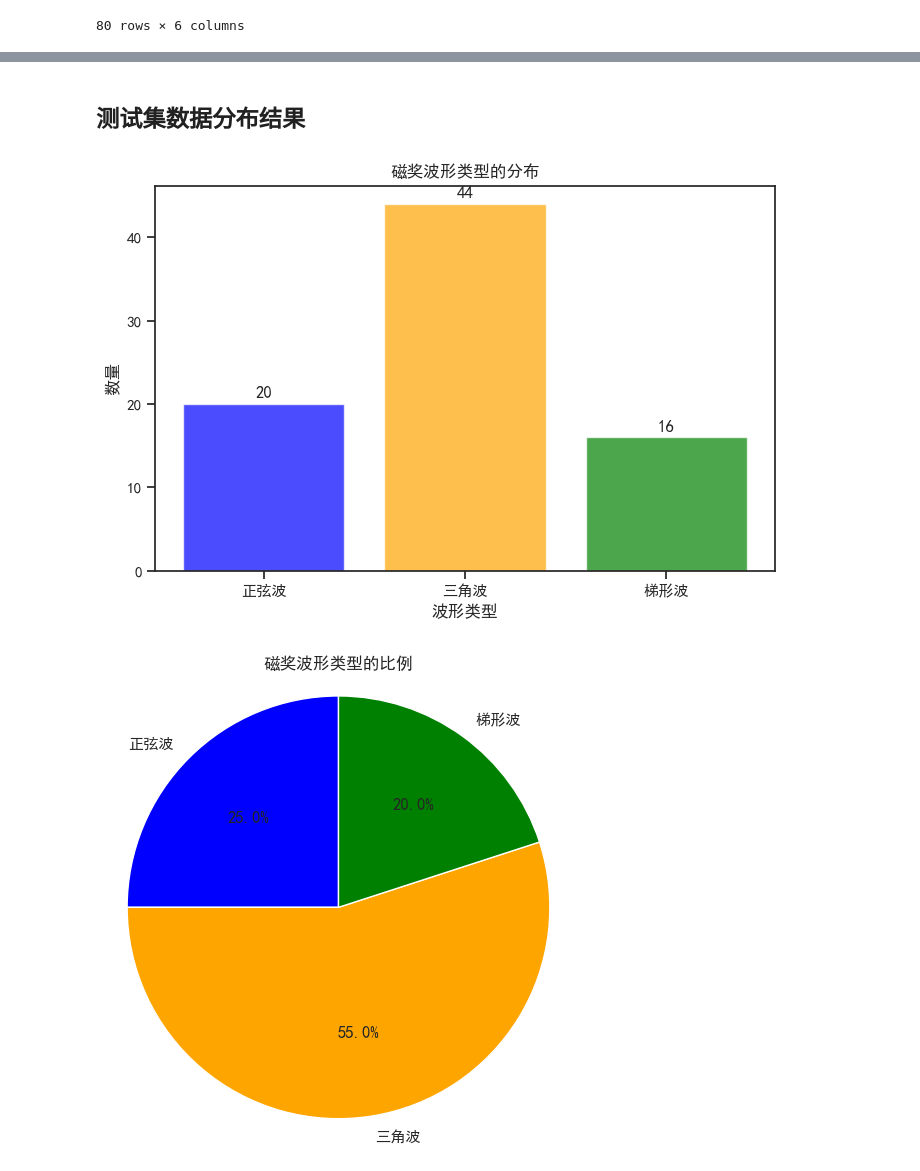
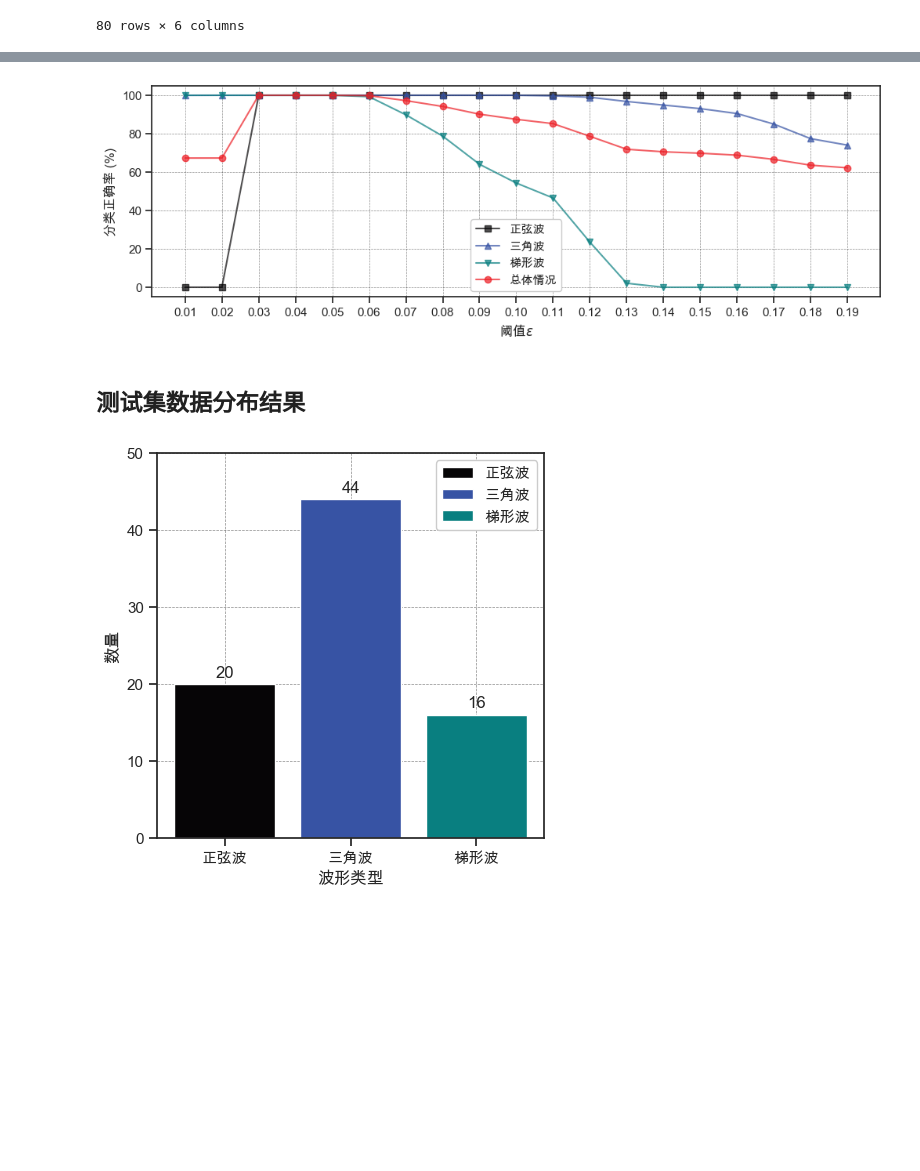
Before and after one commit to DURUII/Contest-CPMCM2024-C, a Jupyter notebook: Prob1.ipynb, the cells around one changed output, grey strips where cells are left out. Drawn from its saved outputs; the diff is of its cells as text; code cells hidden in the pictures; blank space fills up the shorter version.

```diff
--- a/Prob1.ipynb
+++ b/Prob1.ipynb
@@ -124,0 +117,3 @@ Name: 8603, dtype: object
+# %%
+df['break_count'] = df['flux_density'].apply(lambda x: break_counter(x))
+df[(df['type_waveform'] == '三角波') & (df['break_count'] == 2)].head(1)
@@ -320,34 +254,37 @@ plt.show()
+# %%
+fig, ax = plt.subplots(1, 1, figsize=(12, 3.5))
+markers = ['s', '^', 'v', 'o']
+colors = ['#060506', '#3753a4', '#097f80', '#ed1e25']
+for i, type_waveform in enumerate(['正弦波', '三角波', '梯形波', '总体情况']):
+    ax.plot(df_val[df_val['type_waveform'] == type_waveform]['eps'],
+            df_val[df_val['type_waveform'] == type_waveform]['accuracy'] * 100,  # convert accuracy to percentage
+            label=type_waveform, marker=markers[i], alpha=0.7, color=colors[i])
+ax.set_xlabel('阈值$\epsilon$')
+ax.set_ylabel('分类正确率 (%)')  # change y-axis label to percentage
+plt.legend()
+plt.xticks(thresholds)
+plt.savefig('figures/p1-acc.pdf', bbox_inches='tight')
+# %% [output]
+[figure, added]
 # %% [markdown]
 ## 测试集数据分布结果
 # %%
-
-# 其中 1 表示正弦波，2 表示三角波，3 表示梯形波
-
-# 统计各个波形类型的数量
 waveform_counts = test_df['励磁波形'].value_counts().sort_index()
 
-# 直方图
-plt.figure(figsize=(8, 5))
-bars = plt.bar(waveform_counts.index, waveform_counts.values, color=['blue', 'orange', 'green'], alpha=0.7)
+hatches = ['', '', '']
 
-# 在每个柱子上标注对应的数量
+plt.figure(figsize=(5, 5))
+bars = plt.bar(waveform_counts.index, waveform_counts.values, color=colors[:3], hatch=hatches, label=['正弦波', '三角波', '梯形波'])
 for bar in bars:
     yval = bar.get_height()
     plt.text(bar.get_x() + bar.get_width()/2, yval + 0.5, int(yval), ha='center', va='bottom')
 
 plt.xlabel('波形类型')
 plt.ylabel('数量')
-plt.title('磁奖波形类型的分布')
+# plt.title('磁奖波形类型的分布')
 plt.xticks([1, 2, 3], ['正弦波', '三角波', '梯形波'])
-plt.show()
-
-# 饼图
-plt.figure(figsize=(6, 6))
-labels = ['正弦波', '三角波', '梯形波']
-plt.pie(waveform_counts, labels=labels, autopct='%1.1f%%', colors=['blue', 'orange', 'green'], startangle=90)
-plt.title('磁奖波形类型的比例')
-plt.axis('equal')  # 使饼图为圆形
-plt.show()
+plt.ylim(0, 50)
+plt.legend()
+plt.savefig('figures/p1-res-1.pdf', bbox_inches='tight')
 # %% [output]
-[figure, old version]
+[figure, new version]
-[figure, removed]
```
Also changed, not shown: parts of 26 cells of this notebook, 10 other files.
